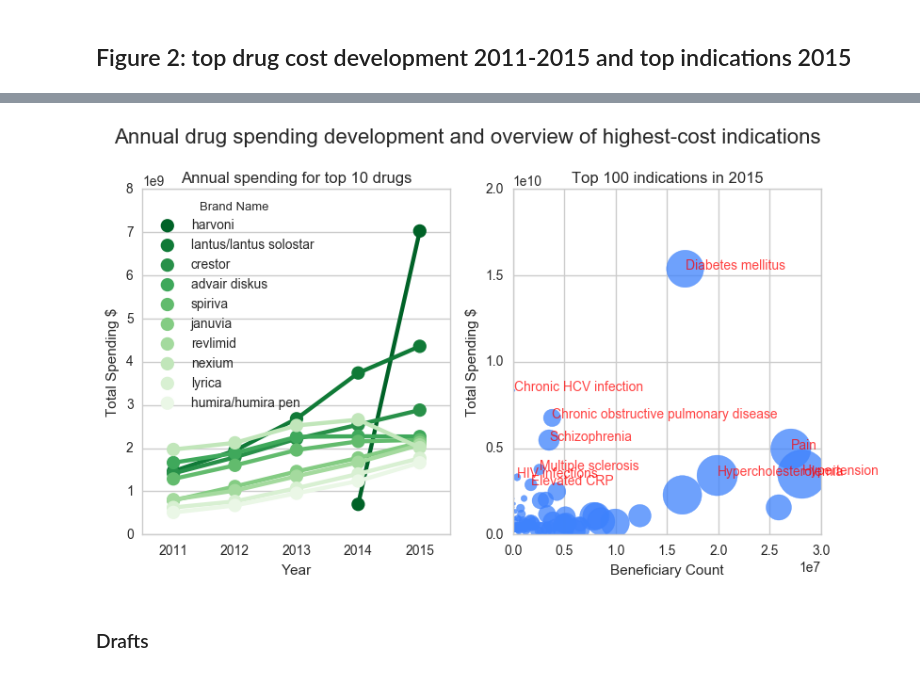
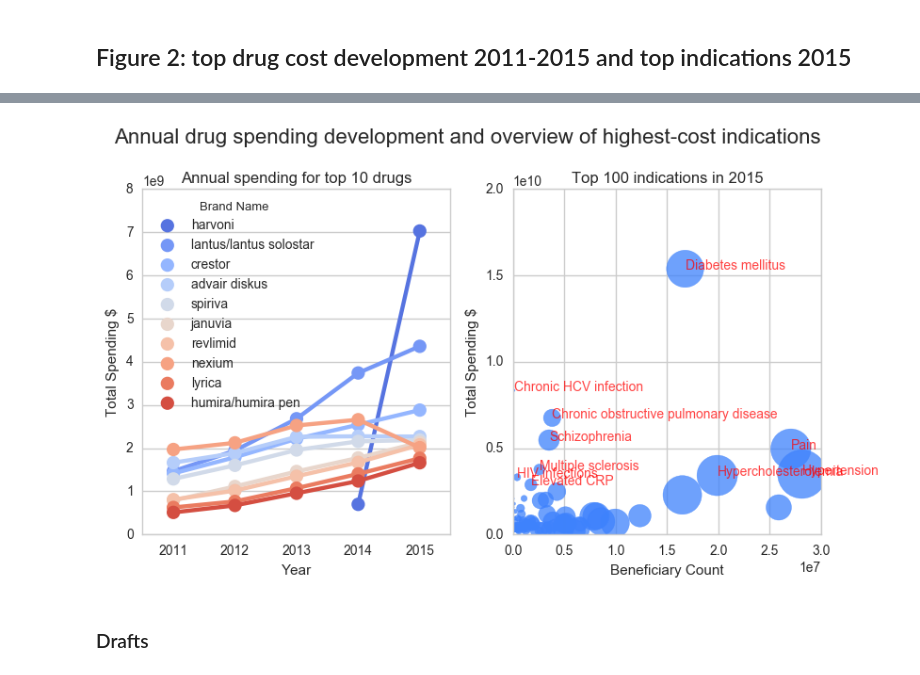
Before and after one commit to dariodata/medicare-drug-cost, a Jupyter notebook: visualization.ipynb, the cells around one changed output, grey strips where cells are left out. Drawn from its saved outputs; the diff is of its cells as text; code cells hidden in the pictures.

```diff
--- a/visualization.ipynb
+++ b/visualization.ipynb
@@ -47,32 +114,32 @@ top_10_spend = data[data['Year']==2015].sort_values(by='Total Spending', ascendi
 # %%
 fig, (ax1, ax2) = plt.subplots(ncols=2, sharey=False, figsize=(8,5))
 
-g=sns.factorplot(x='Year', y='Total Spending', hue='Brand Name', palette='Greens_r',
+g=sns.factorplot(x='Year', y='Total Spending', hue='Brand Name', palette='coolwarm',
                  hue_order=top_10_spend['Brand Name'],
                  data=data[data['Brand Name'].isin(top_10_spend['Brand Name'])], ax=ax1)
 ax1.set_title('Annual spending for top 10 drugs')
 ax1.set_ylabel('Total Spending $')
 plt.close(g.fig)
 
 ax2.scatter(x=spend_2015_ind['Beneficiary Count'][:100],
             y=spend_2015_ind['Total Spending'][:100],
             s=spend_2015_ind['Claim Count'][:100]/100000,
             #c=spend_2015_ind.reset_index()['Indication'][:100])
             color=sns.xkcd_rgb['dodger blue'], alpha=0.75)
 ax2.set_title('Top 100 indications in 2015')
 plt.xlabel('Beneficiary Count')
 plt.ylabel('Total Spending $')
 plt.axis([0, None, 0, None])
 for label, x, y in zip(spend_2015_ind.index,
                        spend_2015_ind['Beneficiary Count'][:10],
                        spend_2015_ind['Total Spending'][:10]):
     plt.annotate(label, xy=(x, y), color='red', alpha=0.75)
 fig.suptitle('Annual drug spending development and overview of highest-cost indications', size=16)
 plt.tight_layout()
 fig.subplots_adjust(top=0.85)
 plt.savefig('Top_bubble_disease_drug.png', dpi=300, bbox_inches='tight')
 # %% [output]
-[figure, old version]
+[figure, new version]
 # %% [markdown]
 ### Drafts
 # %%
```
Also changed, not shown: parts of 7 cells of this notebook, 2 other files.
